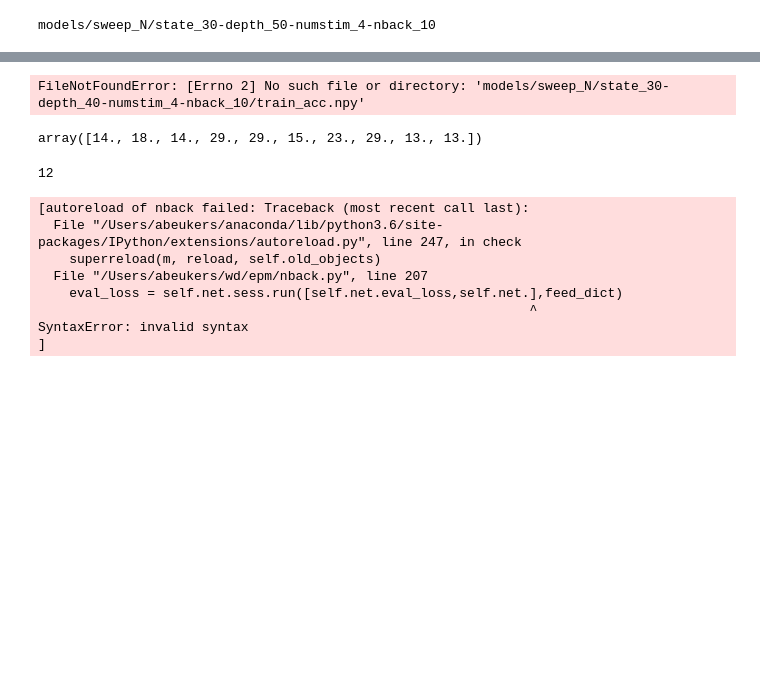
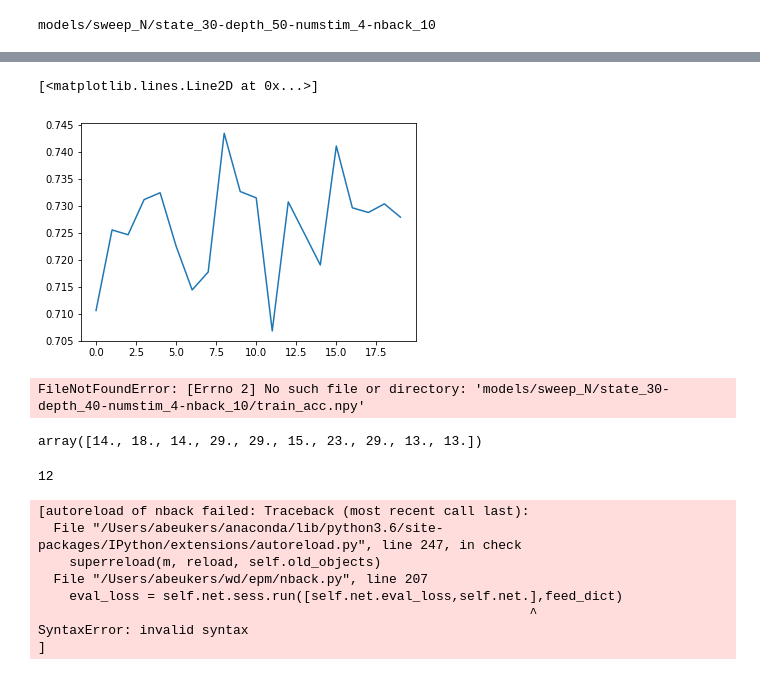
Before and after one commit to andrebeu/epm, a Jupyter notebook: nback.ipynb, the cells around one changed output, grey strips where cells are left out. Saved outputs shown, nothing was run; the diff lists cells and outputs as text; code cells hidden in the pictures; blank space fills up the shorter version.

```diff
--- a/nback.ipynb
+++ b/nback.ipynb
@@ -146,3 +185,11 @@ for idx in range(len(mdirL)):
+# %%
+trainer = Trainer(ML,numback=numback)
+# %%
+eval_loss,eval_acc = trainer.eval_loop(1000)
+plt.plot(np.mean(eval_loss,0))
+# %% [output]
+[<matplotlib.lines.Line2D at 0x...>]
+[figure, added]
 # %%
 cell_size = 30
 depth = 40
```
Also changed, not shown: parts of 15 cells of this notebook, 43 other files.
